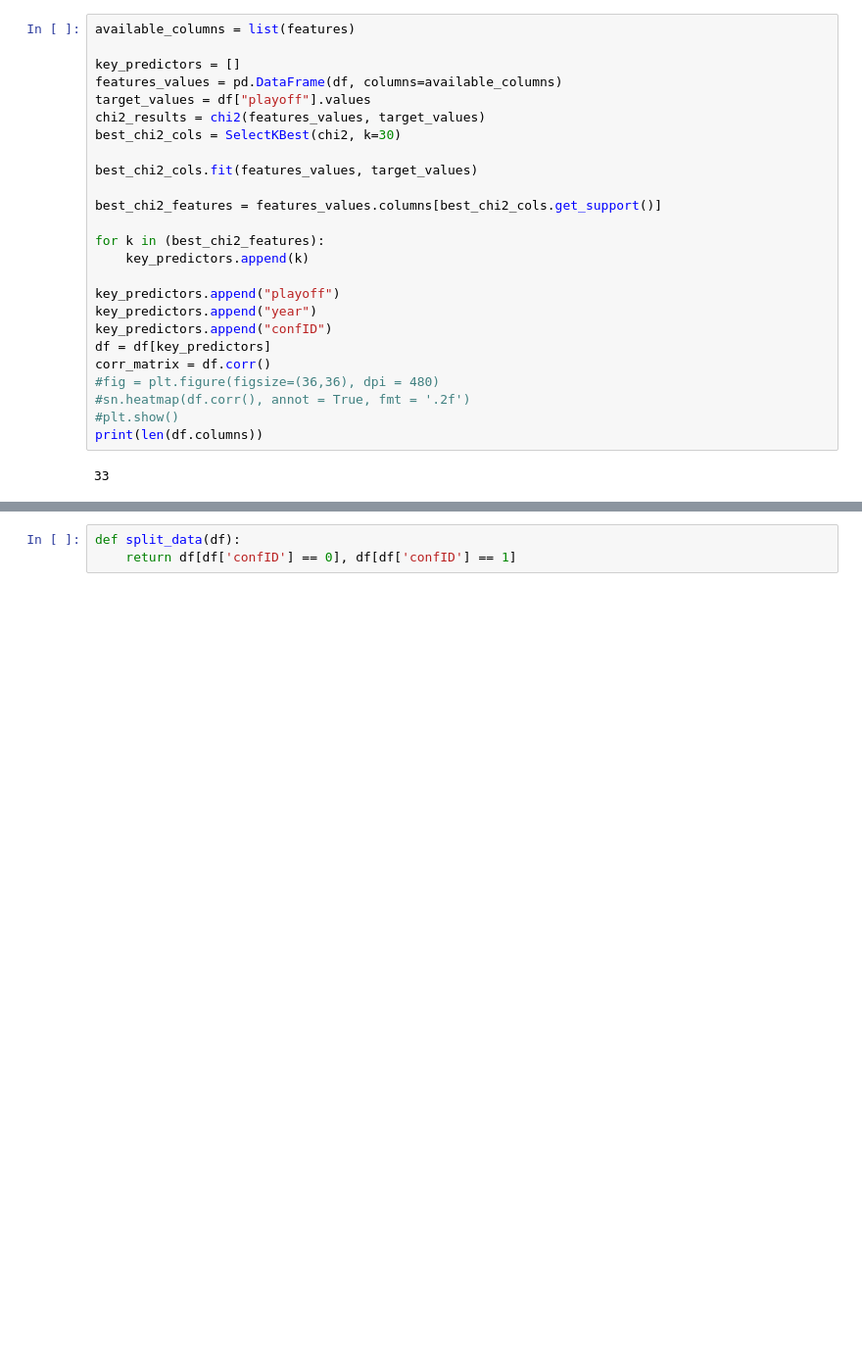
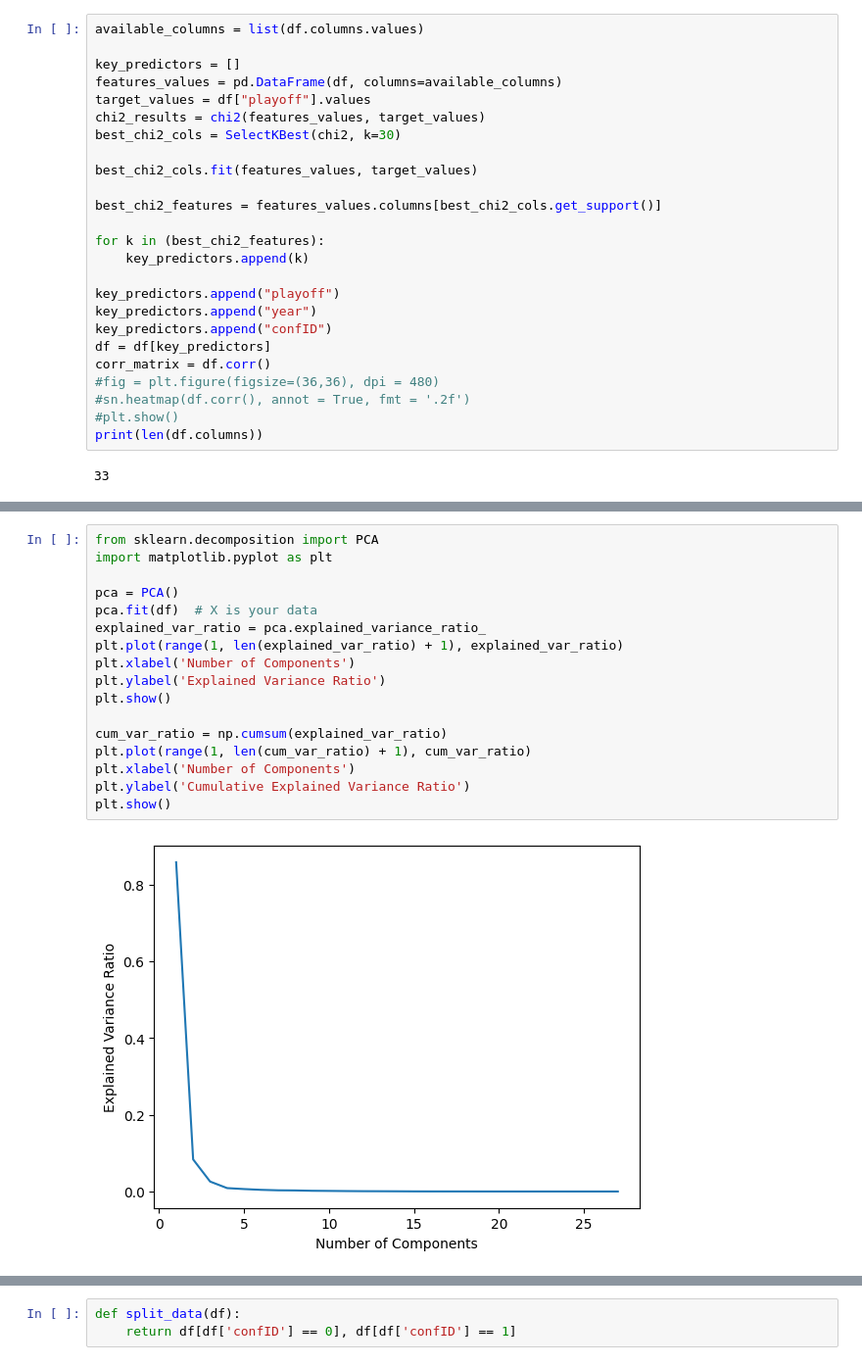
Before and after one commit to DanielRodrigues08/AC-FEUP, a Jupyter notebook: classification.ipynb, the cells around one changed output, grey strips where cells are left out. Shown at 98% size. Cells and saved outputs as stored; diff of their text form; blank space fills up the shorter version.

```diff
--- a/classification.ipynb
+++ b/classification.ipynb
@@ -60,7 +83,7 @@ Try using .loc[row_indexer,col_indexer] = value instead
 See the caveats in the documentation: https://pandas.pydata.org/pandas-docs/stable/user_guide/indexing.html#returning-a-view-versus-a-copy
   df[x] = le.fit_transform(df[x])
 # %%
-available_columns = list(features)
+available_columns = list(df.columns.values)
 
 key_predictors = []
 features_values = pd.DataFrame(df, columns=available_columns)
@@ -116,0 +146,19 @@ Features: fgAttempted and points have a correlation of 0.99
+# %%
+from sklearn.decomposition import PCA
+import matplotlib.pyplot as plt
+
+pca = PCA()
+pca.fit(df)  # X is your data
+explained_var_ratio = pca.explained_variance_ratio_
+plt.plot(range(1, len(explained_var_ratio) + 1), explained_var_ratio)
+plt.xlabel('Number of Components')
+plt.ylabel('Explained Variance Ratio')
+plt.show()
+
+cum_var_ratio = np.cumsum(explained_var_ratio)
+plt.plot(range(1, len(cum_var_ratio) + 1), cum_var_ratio)
+plt.xlabel('Number of Components')
+plt.ylabel('Cumulative Explained Variance Ratio')
+plt.show()
+# %% [output]
+[figure, added]
```
Also changed, not shown: parts of 10 cells of this notebook, 16 other files.
